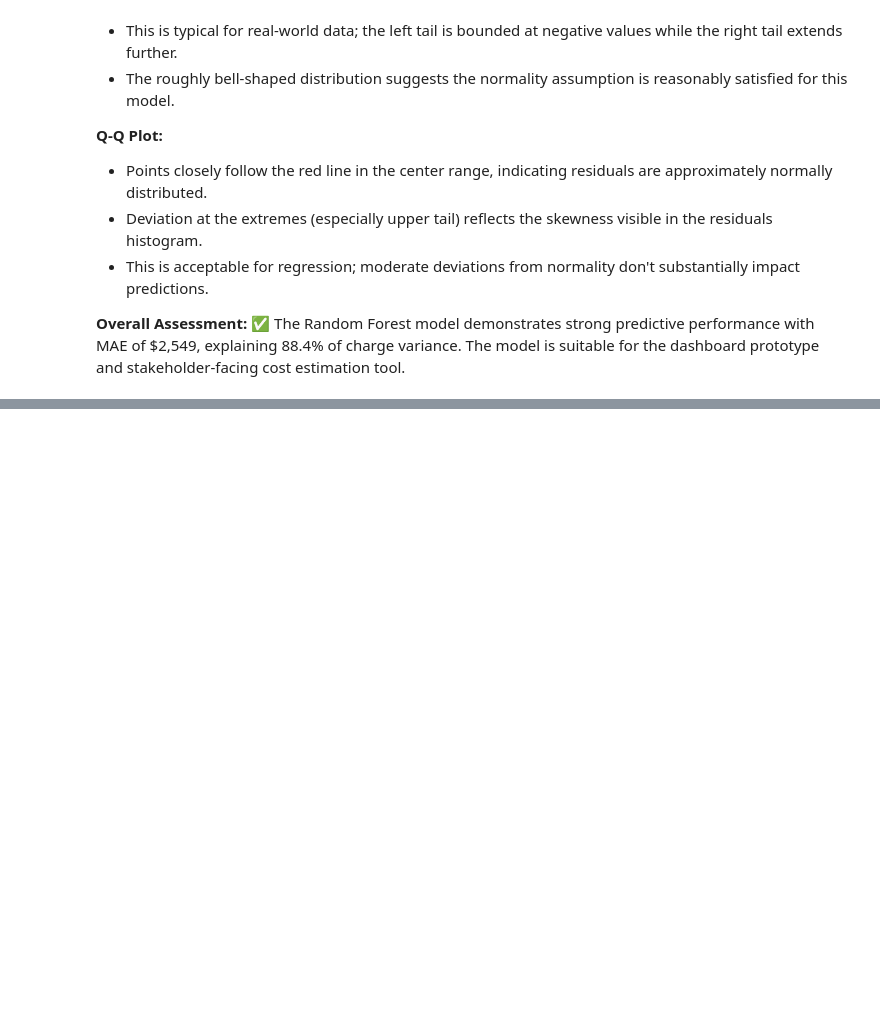
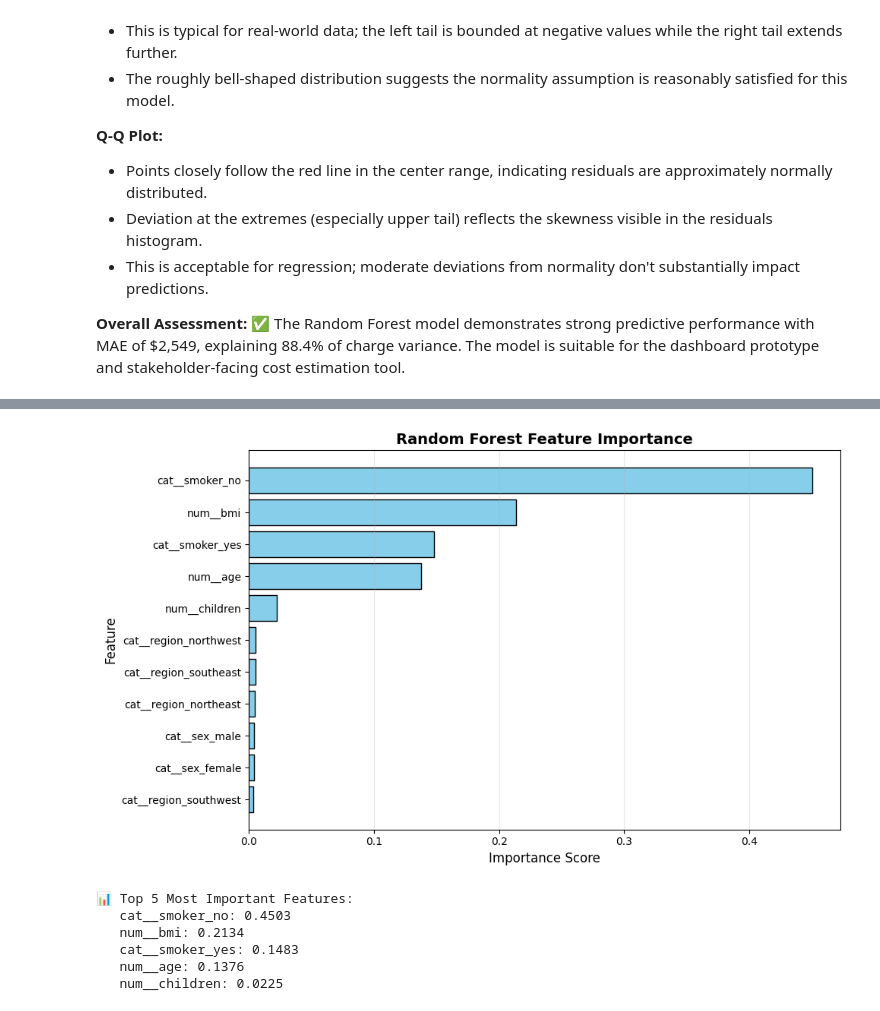
Before and after one commit to sergionzeutcho-rgb/Healthcare_insurance, a Jupyter notebook: jupyter_notebooks/Healthcare_insurance.ipynb, the cells around one changed output, grey strips where cells are left out. Cells and saved outputs as stored; diff of their text form; code cells hidden in the pictures; blank space fills up the shorter version.

```diff
--- a/jupyter_notebooks/Notebook_Template.ipynb
+++ b/jupyter_notebooks/Healthcare_insurance.ipynb
@@ -518,0 +523,36 @@ print(f"   R²:   {r2:.4f}")
+# %%
+# Extract feature importance from the trained RandomForest
+rf_model = pipe.named_steps['model']
+feature_names_encoded = pipe.named_steps['preprocess'].get_feature_names_out()
+importances = rf_model.feature_importances_
+
+# Create a DataFrame for easier sorting and visualization
+importance_df = pd.DataFrame({
+    'feature': feature_names_encoded,
+    'importance': importances
+}).sort_values('importance', ascending=False)
+
+# Plot feature importance
+plt.figure(figsize=(10, 6))
+plt.barh(range(len(importance_df)), importance_df['importance'], color='skyblue', edgecolor='black')
+plt.yticks(range(len(importance_df)), importance_df['feature'])
+plt.xlabel('Importance Score', fontsize=12)
+plt.ylabel('Feature', fontsize=12)
+plt.title('Random Forest Feature Importance', fontsize=14, fontweight='bold')
+plt.gca().invert_yaxis()
+plt.grid(axis='x', alpha=0.3)
+plt.tight_layout()
+plt.show()
+
+# Display top 5 features
+print("\n📊 Top 5 Most Important Features:")
+for idx, row in importance_df.head(5).iterrows():
+    print(f"   {row['feature']}: {row['importance']:.4f}")
+# %% [output]
+[figure, added]
+📊 Top 5 Most Important Features:
+   cat__smoker_no: 0.4503
+   num__bmi: 0.2134
+   cat__smoker_yes: 0.1483
+   num__age: 0.1376
+   num__children: 0.0225
```
Also changed, not shown: parts of 6 cells of this notebook, 2 other files.
